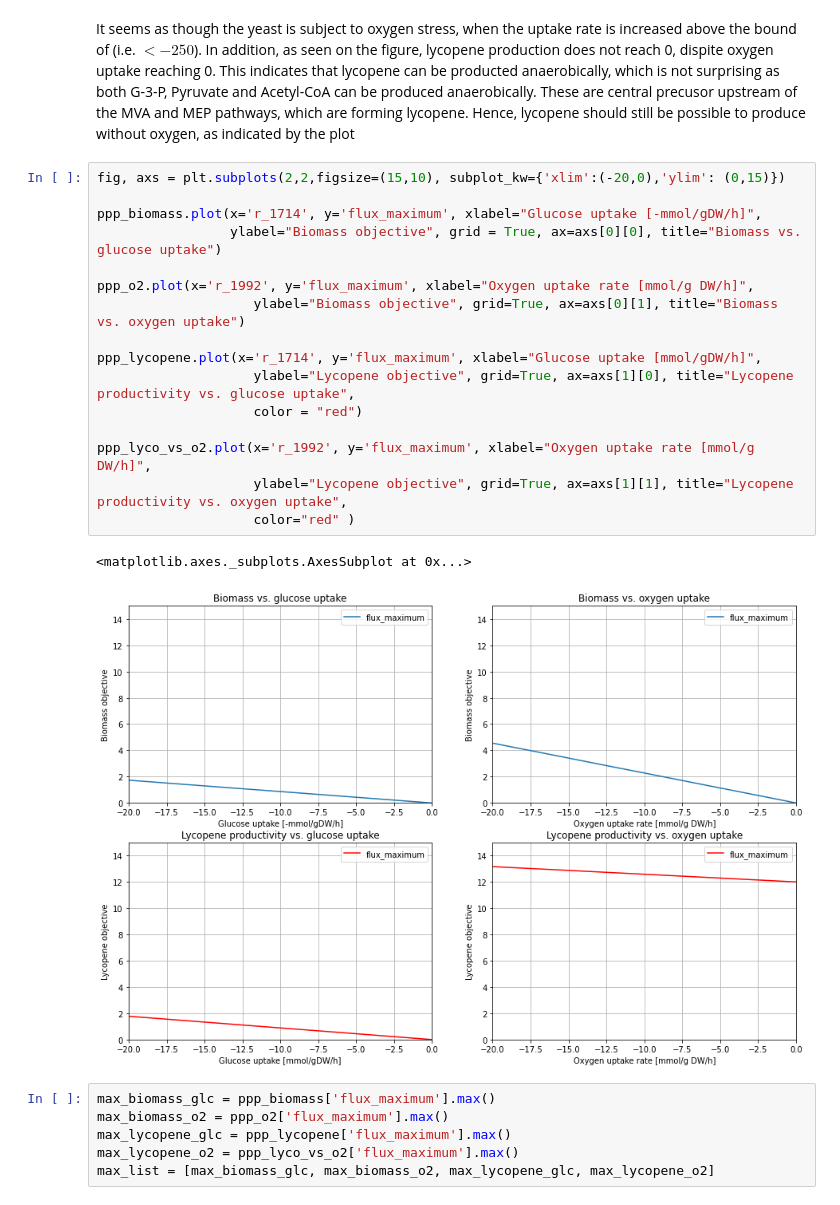
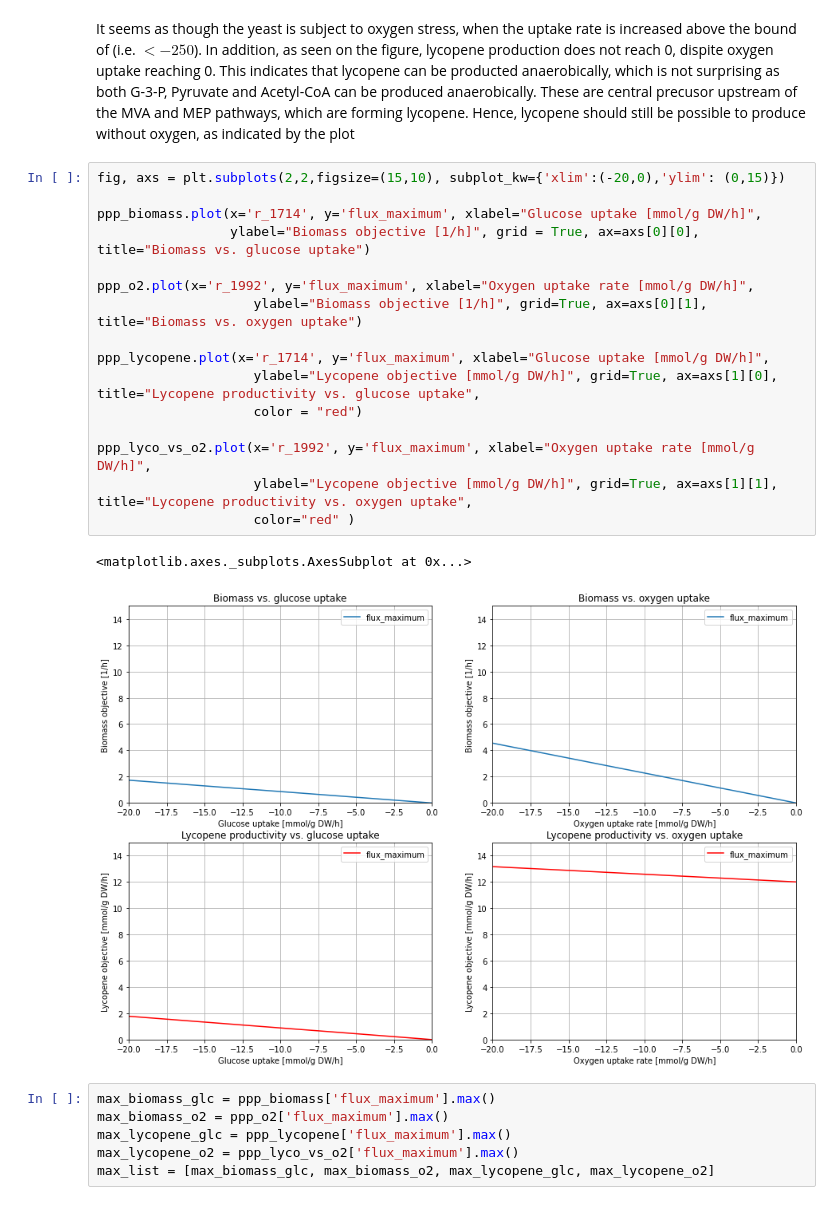
Before and after one commit to 27410/group-assignment-2021-Group-69420-lycopene-production-in-S.cerevisiae, a Jupyter notebook: 04_phenotype_phase_plane_analysis.ipynb, the cells around one changed output. Saved outputs shown, nothing was run; the diff lists cells and outputs as text.

```diff
--- a/04_phenotype_phase_plane_analysis.ipynb
+++ b/04_phenotype_phase_plane_analysis.ipynb
@@ -176,22 +176,22 @@ In addition, as seen on the figure, lycopene production does not reach 0, dispit
 # %%
 fig, axs = plt.subplots(2,2,figsize=(15,10), subplot_kw={'xlim':(-20,0),'ylim': (0,15)})
 
-ppp_biomass.plot(x='r_1714', y='flux_maximum', xlabel="Glucose uptake [-mmol/gDW/h]",
-                 ylabel="Biomass objective", grid = True, ax=axs[0][0], title="Biomass vs. glucose uptake")
+ppp_biomass.plot(x='r_1714', y='flux_maximum', xlabel="Glucose uptake [mmol/g DW/h]",
+                 ylabel="Biomass objective [1/h]", grid = True, ax=axs[0][0], title="Biomass vs. glucose uptake")
 
 ppp_o2.plot(x='r_1992', y='flux_maximum', xlabel="Oxygen uptake rate [mmol/g DW/h]",
-                    ylabel="Biomass objective", grid=True, ax=axs[0][1], title="Biomass vs. oxygen uptake")
+                    ylabel="Biomass objective [1/h]", grid=True, ax=axs[0][1], title="Biomass vs. oxygen uptake")
 
-ppp_lycopene.plot(x='r_1714', y='flux_maximum', xlabel="Glucose uptake [mmol/gDW/h]",
-                    ylabel="Lycopene objective", grid=True, ax=axs[1][0], title="Lycopene productivity vs. glucose uptake",
+ppp_lycopene.plot(x='r_1714', y='flux_maximum', xlabel="Glucose uptake [mmol/g DW/h]",
+                    ylabel="Lycopene objective [mmol/g DW/h]", grid=True, ax=axs[1][0], title="Lycopene productivity vs. glucose uptake",
                     color = "red")
 
 ppp_lyco_vs_o2.plot(x='r_1992', y='flux_maximum', xlabel="Oxygen uptake rate [mmol/g DW/h]",
-                    ylabel="Lycopene objective", grid=True, ax=axs[1][1], title="Lycopene productivity vs. oxygen uptake",
+                    ylabel="Lycopene objective [mmol/g DW/h]", grid=True, ax=axs[1][1], title="Lycopene productivity vs. oxygen uptake",
                     color="red" )
 # %% [output]
 <matplotlib.axes._subplots.AxesSubplot at 0x...>
-[figure, old version]
+[figure, new version]
 # %%
 max_biomass_glc = ppp_biomass['flux_maximum'].max()
 max_biomass_o2 = ppp_o2['flux_maximum'].max()
```
Also changed, not shown: parts of 4 cells of this notebook.
